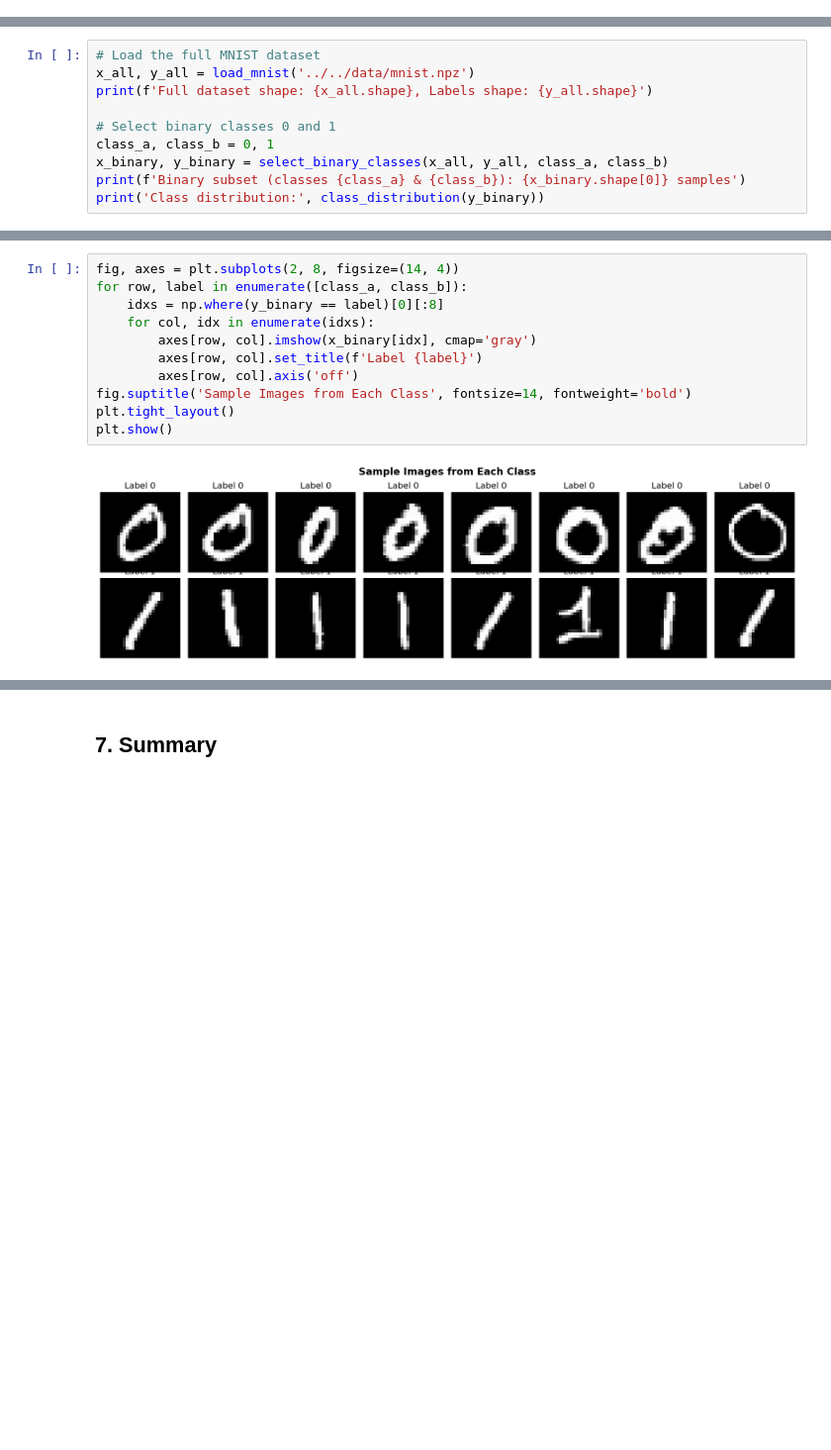
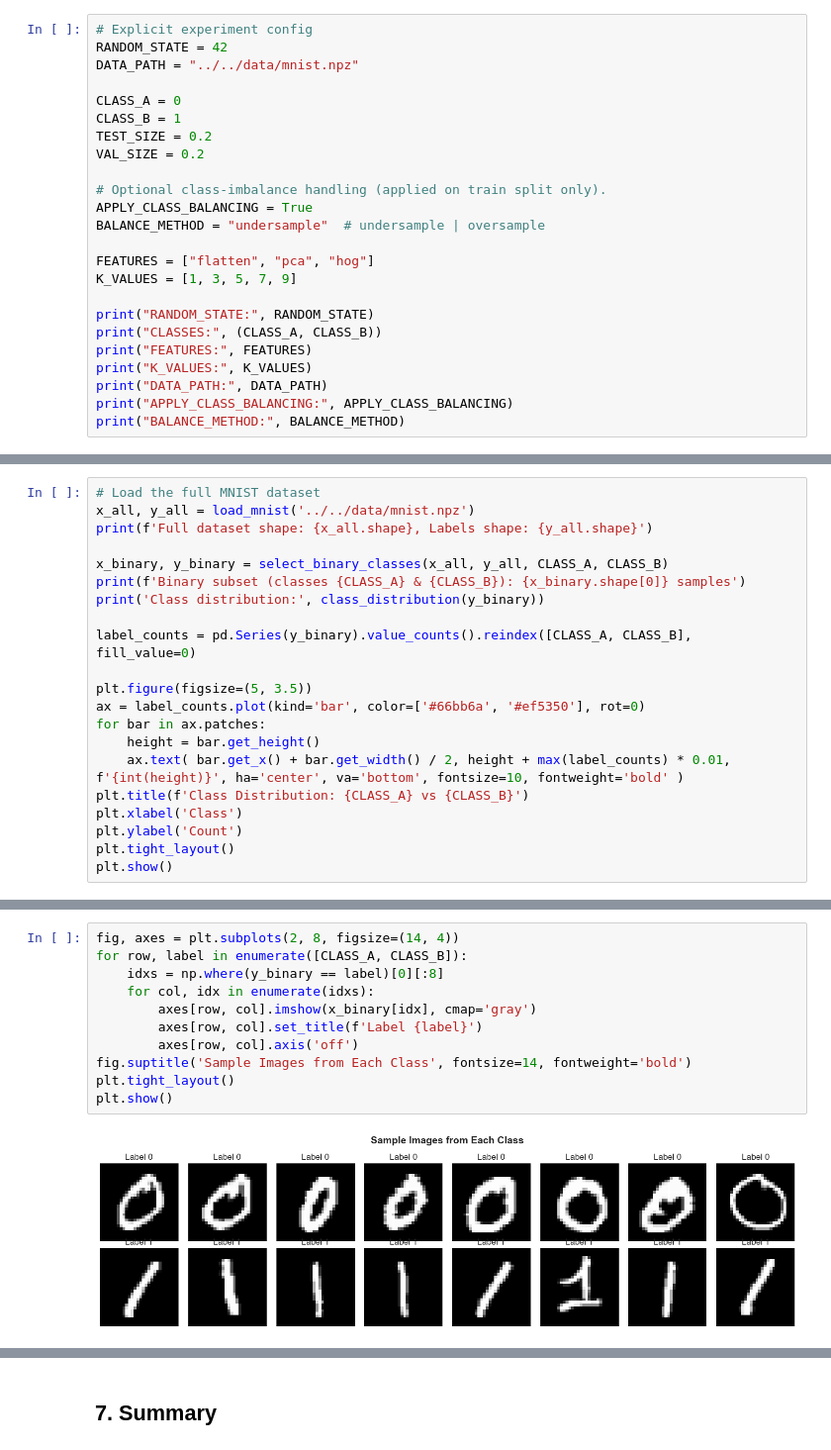
Before and after one commit to Ahmed-Fahmy00/Mnist-Classification, a Jupyter notebook: src/pipelines/phase1_knn_pipeline.ipynb, the cells around one changed output, grey strips where cells are left out. Shown at 99% size. Saved outputs shown, nothing was run; the diff lists cells and outputs as text; blank space fills up the shorter version.

```diff
--- a/src/pipelines/phase1_knn_pipeline.ipynb
+++ b/src/pipelines/phase1_knn_pipeline.ipynb
@@ -32,0 +31,24 @@ All imports successful.
+# %%
+# Explicit experiment config
+RANDOM_STATE = 42
+DATA_PATH = "../../data/mnist.npz"
+
+CLASS_A = 0
+CLASS_B = 1
+TEST_SIZE = 0.2
+VAL_SIZE = 0.2
+
+# Optional class-imbalance handling (applied on train split only).
+APPLY_CLASS_BALANCING = True
+BALANCE_METHOD = "undersample"  # undersample | oversample
+
+FEATURES = ["flatten", "pca", "hog"]
+K_VALUES = [1, 3, 5, 7, 9]
+
+print("RANDOM_STATE:", RANDOM_STATE)
+print("CLASSES:", (CLASS_A, CLASS_B))
+print("FEATURES:", FEATURES)
+print("K_VALUES:", K_VALUES)
+print("DATA_PATH:", DATA_PATH)
+print("APPLY_CLASS_BALANCING:", APPLY_CLASS_BALANCING)
+print("BALANCE_METHOD:", BALANCE_METHOD)
@@ -35,11 +67,22 @@ All imports successful.
 x_all, y_all = load_mnist('../../data/mnist.npz')
 print(f'Full dataset shape: {x_all.shape}, Labels shape: {y_all.shape}')
 
-# Select binary classes 0 and 1
-class_a, class_b = 0, 1
-x_binary, y_binary = select_binary_classes(x_all, y_all, class_a, class_b)
-print(f'Binary subset (classes {class_a} & {class_b}): {x_binary.shape[0]} samples')
+x_binary, y_binary = select_binary_classes(x_all, y_all, CLASS_A, CLASS_B)
+print(f'Binary subset (classes {CLASS_A} & {CLASS_B}): {x_binary.shape[0]} samples')
 print('Class distribution:', class_distribution(y_binary))
+
+label_counts = pd.Series(y_binary).value_counts().reindex([CLASS_A, CLASS_B], fill_value=0)
+
+plt.figure(figsize=(5, 3.5))
+ax = label_counts.plot(kind='bar', color=['#66bb6a', '#ef5350'], rot=0)
+for bar in ax.patches:
+    height = bar.get_height()
+    ax.text( bar.get_x() + bar.get_width() / 2, height + max(label_counts) * 0.01, f'{int(height)}', ha='center', va='bottom', fontsize=10, fontweight='bold' )
+plt.title(f'Class Distribution: {CLASS_A} vs {CLASS_B}')
+plt.xlabel('Class')
+plt.ylabel('Count')
+plt.tight_layout()
+plt.show()
 # %% [output]
 Full dataset shape: (70000, 28, 28), Labels shape: (70000,)
 Binary subset (classes 0 & 1): 14780 samples
@@ -49,13 +91,13 @@ Class distribution: {0: 6903, 1: 7877}
 # %%
 fig, axes = plt.subplots(2, 8, figsize=(14, 4))
-for row, label in enumerate([class_a, class_b]):
+for row, label in enumerate([CLASS_A, CLASS_B]):
     idxs = np.where(y_binary == label)[0][:8]
     for col, idx in enumerate(idxs):
         axes[row, col].imshow(x_binary[idx], cmap='gray')
         axes[row, col].set_title(f'Label {label}')
         axes[row, col].axis('off')
 fig.suptitle('Sample Images from Each Class', fontsize=14, fontweight='bold')
 plt.tight_layout()
 plt.show()
 # %% [output]
-[figure, old version]
+[figure, new version]
```
Also changed, not shown: parts of 53 cells of this notebook, 5 other files.
